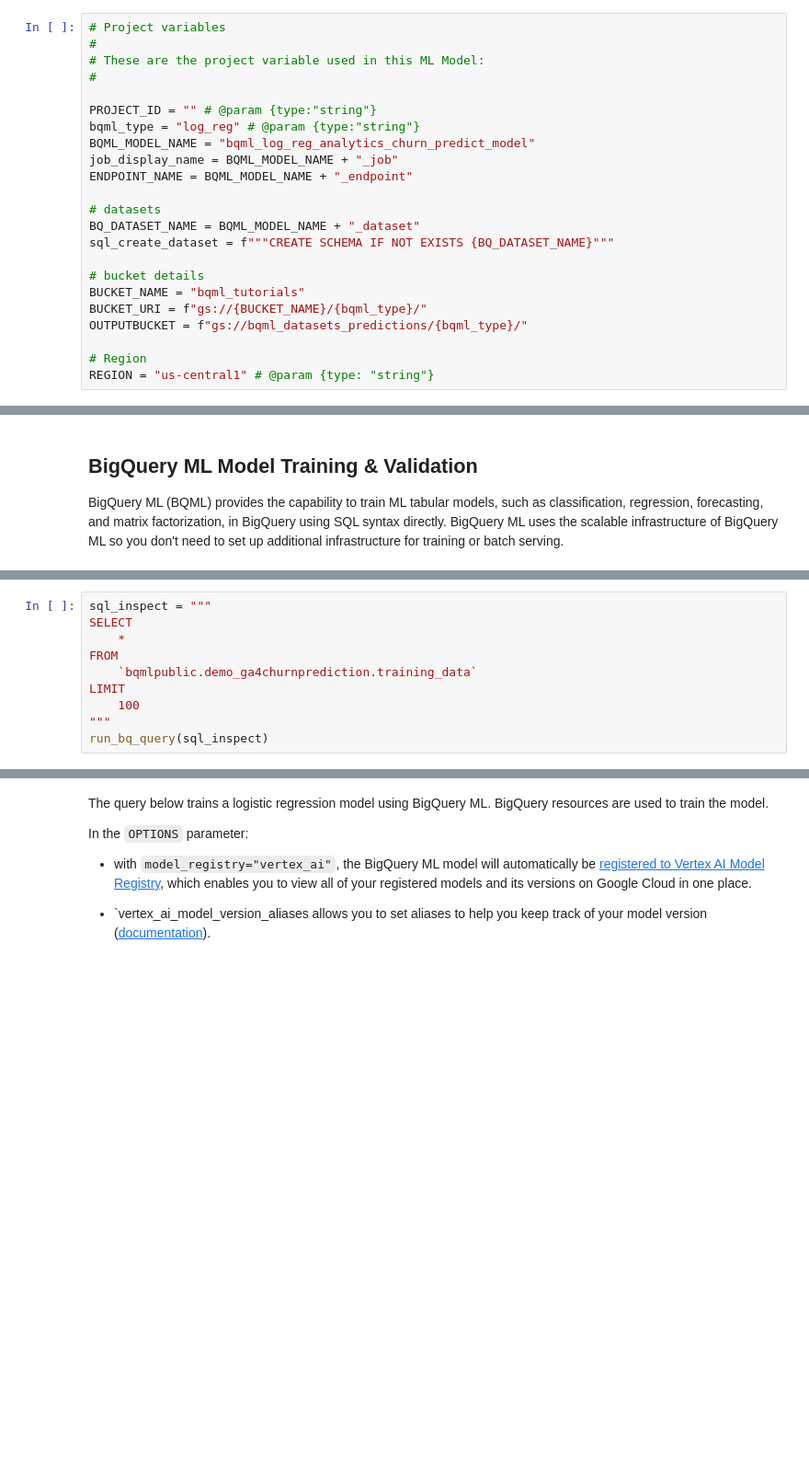
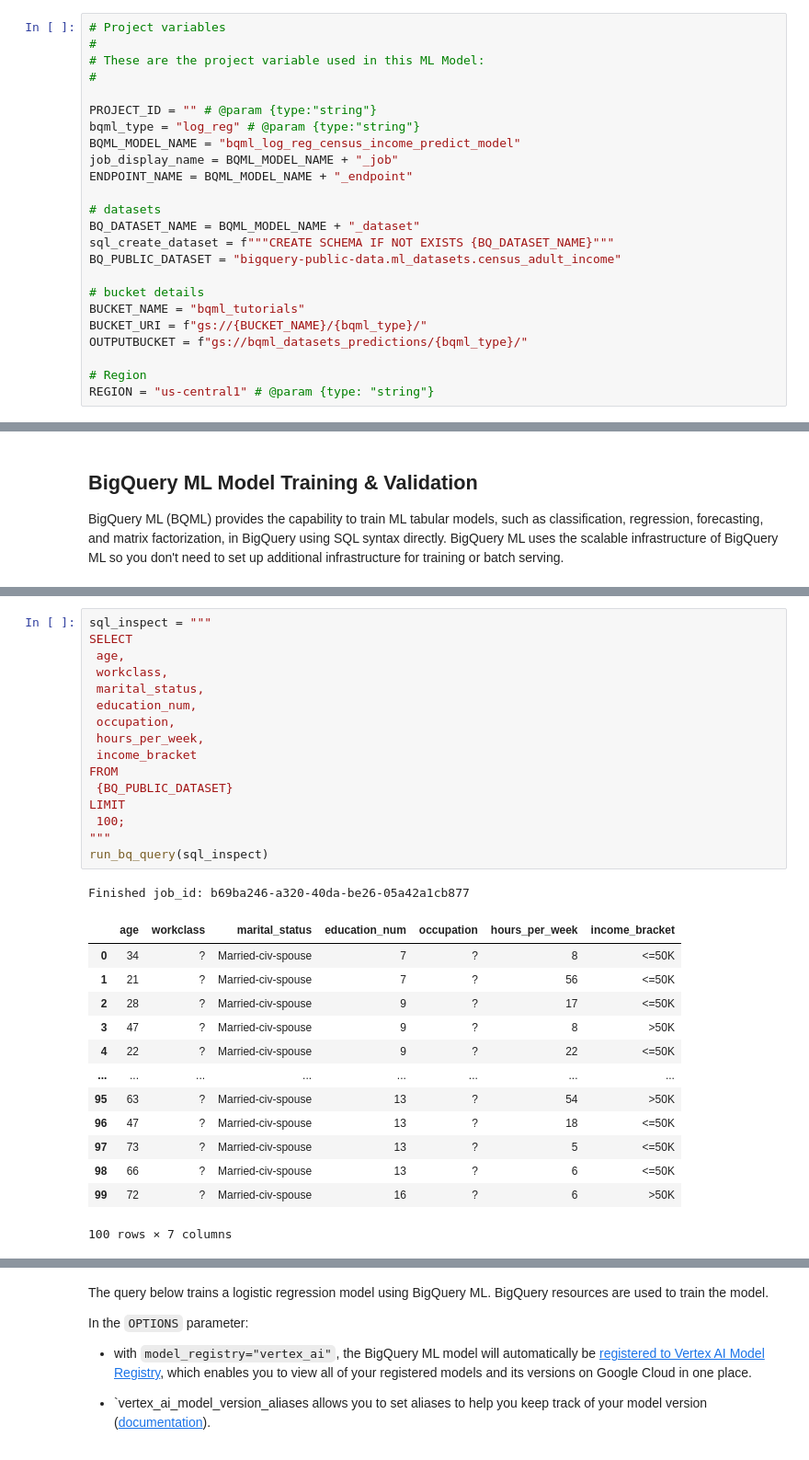
Before and after one commit to paulycloud/ml_portfolio, a Jupyter notebook: BigQuery_ML/02_census_logistic_reg/index.ipynb, the cells around one changed output, grey strips where cells are left out. Shown at 92% size. Saved outputs shown, nothing was run; the diff lists cells and outputs as text; blank space fills up the shorter version.

Commit message:
Added bqml Census Income prediction to notebook

```diff
--- a/BigQuery_ML/02_census_logistic_reg/index.ipynb
+++ b/BigQuery_ML/02_census_logistic_reg/index.ipynb
@@ -71,13 +87,14 @@ if not os.getenv("IS_TESTING"):
 
 PROJECT_ID = "" # @param {type:"string"}
 bqml_type = "log_reg" # @param {type:"string"}
-BQML_MODEL_NAME = "bqml_log_reg_analytics_churn_predict_model"
+BQML_MODEL_NAME = "bqml_log_reg_census_income_predict_model"
 job_display_name = BQML_MODEL_NAME + "_job"
 ENDPOINT_NAME = BQML_MODEL_NAME + "_endpoint"
 
 # datasets
 BQ_DATASET_NAME = BQML_MODEL_NAME + "_dataset"
 sql_create_dataset = f"""CREATE SCHEMA IF NOT EXISTS {BQ_DATASET_NAME}"""
+BQ_PUBLIC_DATASET = "bigquery-public-data.ml_datasets.census_adult_income"
 
 # bucket details
 BUCKET_NAME = "bqml_tutorials"
@@ -206,10 +227,31 @@ As seen below, each row represents a single user, and the columns represent thei
 # %%
 sql_inspect = """
 SELECT
-    *
+ age,
+ workclass,
+ marital_status,
+ education_num,
+ occupation,
+ hours_per_week,
+ income_bracket
 FROM
-    `bqmlpublic.demo_ga4churnprediction.training_data`
+ {BQ_PUBLIC_DATASET}
 LIMIT
-    100
+ 100;
 """
 run_bq_query(sql_inspect)
+# %% [output]
+Finished job_id: b69ba246-a320-40da-be26-05a42a1cb877
+|  | age | workclass | marital_status | education_num | occupation | hours_per_week | income_bracket |
+| 0 | 34 | ? | Married-civ-spouse | 7 | ? | 8 | <=50K |
+| 1 | 21 | ? | Married-civ-spouse | 7 | ? | 56 | <=50K |
+| 2 | 28 | ? | Married-civ-spouse | 9 | ? | 17 | <=50K |
+| 3 | 47 | ? | Married-civ-spouse | 9 | ? | 8 | >50K |
+| 4 | 22 | ? | Married-civ-spouse | 9 | ? | 22 | <=50K |
+| ... | ... | ... | ... | ... | ... | ... | ... |
+| 95 | 63 | ? | Married-civ-spouse | 13 | ? | 54 | >50K |
+| 96 | 47 | ? | Married-civ-spouse | 13 | ? | 18 | <=50K |
+| 97 | 73 | ? | Married-civ-spouse | 13 | ? | 5 | <=50K |
+| 98 | 66 | ? | Married-civ-spouse | 13 | ? | 6 | <=50K |
+| 99 | 72 | ? | Married-civ-spouse | 16 | ? | 6 | >50K |
+100 rows × 7 columns
```
Also changed, not shown: parts of 33 cells of this notebook.
